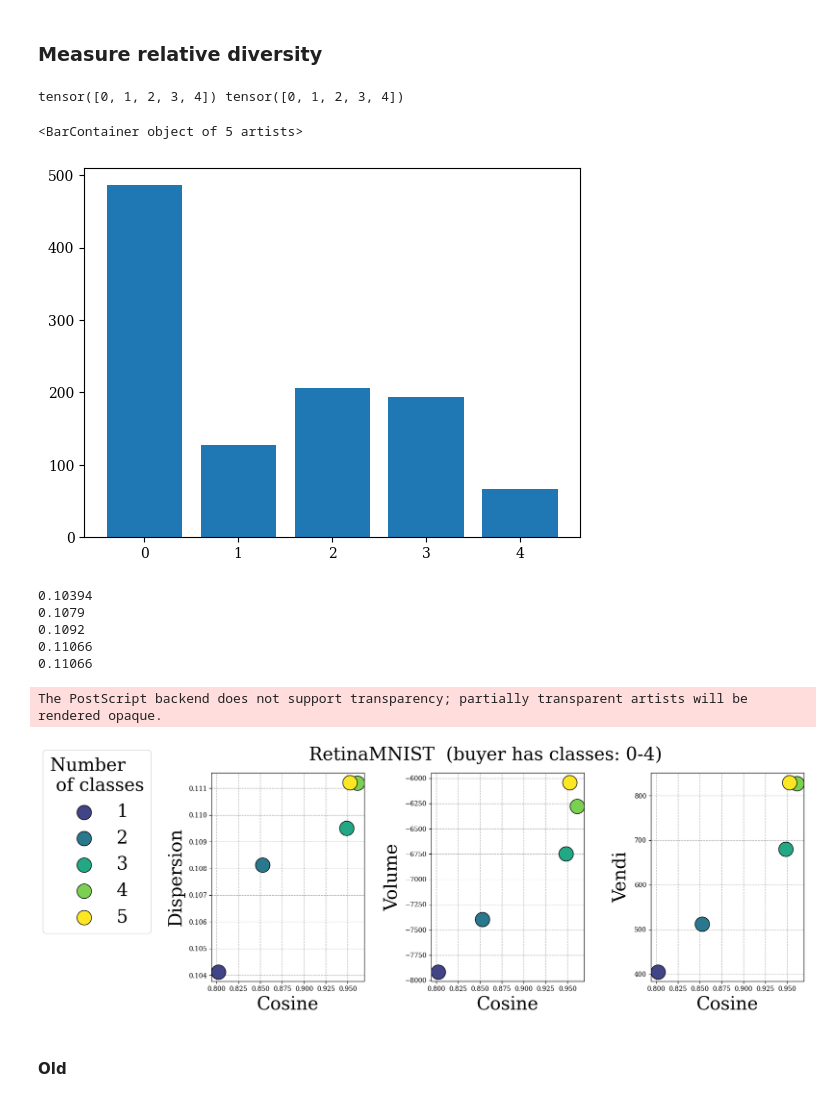
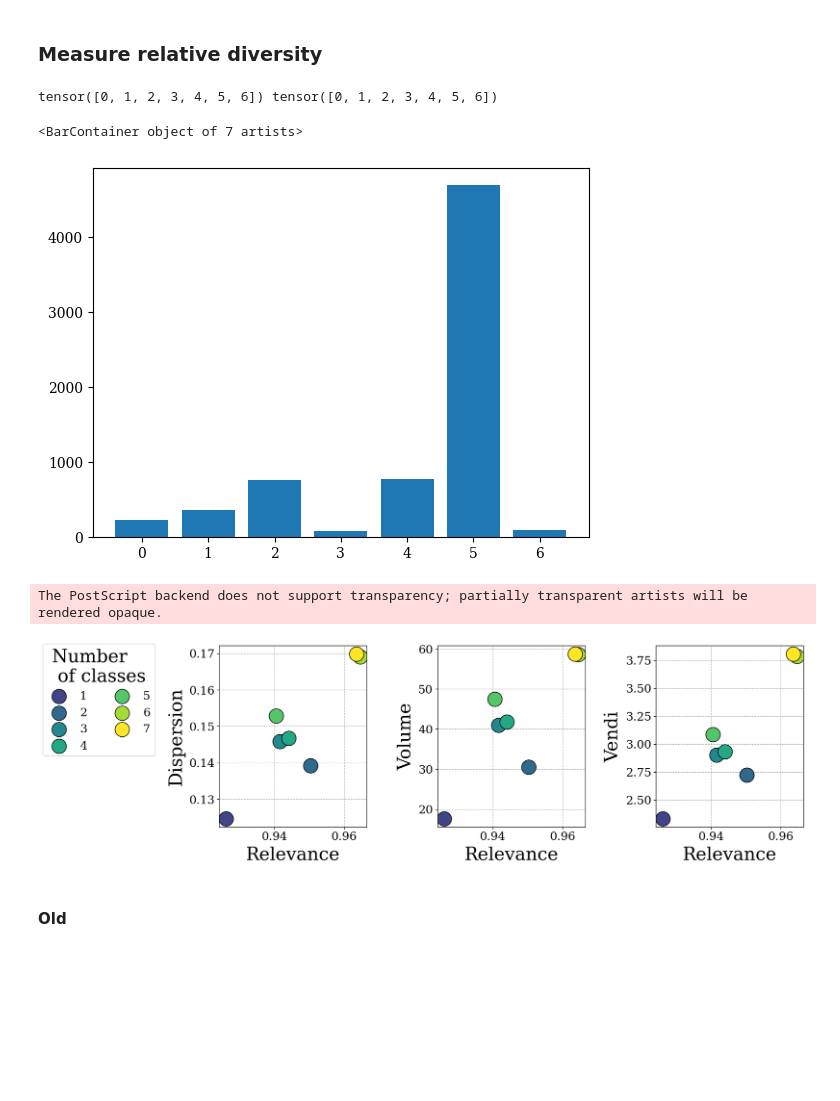
Before and after one commit to clu5/data-valuation, a Jupyter notebook: 3-MedMNIST.ipynb, the cells around one changed output. Saved outputs shown, nothing was run; the diff lists cells and outputs as text; code cells hidden in the pictures; blank space fills up the shorter version.

```diff
--- a/3-MedMNIST.ipynb
+++ b/3-MedMNIST.ipynb
@@ -106,7 +165,8 @@ datasets = {
     "breast": torch.load("embeddings/clip_embedding_medmnist_BreastMNIST.pt"),
     "path": torch.load("embeddings/clip_embedding_medmnist_PathMNIST.pt"),
     "oct": torch.load("embeddings/clip_embedding_medmnist_OCTMNIST.pt"),
-    # "tissue": torch.load("embeddings/clip_embedding_medmnist_TissueMNIST.pt"),
+    "organa": torch.load("embeddings/clip_embedding_medmnist_OrganAMNIST.pt"),
+    "tissue": torch.load("embeddings/clip_embedding_medmnist_TissueMNIST.pt"),
     "retina": torch.load("embeddings/clip_embedding_medmnist_RetinaMNIST.pt"),
 }
 medmnist_tensor = []
@@ -258,13 +318,16 @@ sellers["MNIST"] = datasets['mnist']["embeddings"][:num_seller]
 sellers["Fashion"] = datasets['fashion']["embeddings"][:num_seller]
 sellers["CIFAR"] = datasets['cifar']["embeddings"][:num_seller]
 # %%
+reload(valuation)
+
 seller_values = {
     k: valuation.get_value(
         buyer_data,
         v,
         # cifar['images'][-100:], v,
         n_components=10,
-        norm_volume=True,
+        # normalize=True,
+        use_neg_components=True
     )
     for k, v in tqdm(sellers.items())
 }
@@ -348,10 +416,12 @@ The PostScript backend does not support transparency; partially transparent arti
 ### Measure relative diversity
 # %%
 buyer_name = 'derma'
-buyer_name = 'blood'
-buyer_name = 'path' # decreases?
-buyer_name = 'breast'
-buyer_name = 'retina'
+# buyer_name = 'blood'
+# buyer_name = 'path' # decreases?
+# buyer_name = 'organa'
+# buyer_name = 'breast'
+# buyer_name = 'retina'
+# buyer_name = 'tissue'
 buyer = datasets[buyer_name]
 
 # sort labels by descending frequency to account for class imbalance
@@ -359,11 +429,11 @@ buyer = datasets[buyer_name]
 labels = torch.unique(buyer["labels"])
 # buyer_labels = labels[: len(labels) // 3 + 1]
 buyer_labels = labels
-# buyer_labels = labels[0]
+# buyer_labels = labels[0][None]
 print(buyer_labels, labels)
 
 num_buyer = 100
-num_seller = 1000
+num_seller = 5000
 
 buyer_data = buyer["embeddings"][torch.isin(buyer["labels"], buyer_labels).flatten()][
     -num_buyer:
@@ -388,75 +458,70 @@ plt.bar(labels, torch.bincount(buyer["labels"].flatten()))
 # sellers["Fashion"] = datasets['fashion']["embeddings"][:num_seller]
 # sellers["CIFAR"] = datasets['cifar']["embeddings"][:num_seller]
 # %% [output]
-tensor([0, 1, 2, 3, 4]) tensor([0, 1, 2, 3, 4])
+tensor([0, 1, 2, 3, 4, 5, 6]) tensor([0, 1, 2, 3, 4, 5, 6])
-<BarContainer object of 5 artists>
+<BarContainer object of 7 artists>
-[figure, old version]
+[figure, new version]
 # %%
+reload(valuation)
 seller_values = {
     k: valuation.get_value(
         buyer_data,
         v,
         # cifar['images'][-100:], v,
         n_components=10,
-        norm_volume=True,
-        use_rbf_kernel=True,
+        normalize=True,
+        # use_rbf_kernel=True,
     )
     for k, v in tqdm(sellers.items())
 }
-# %%
-from scipy.stats import gmean
-for k, v in sellers.items():
-    print(gmean(np.std(v.numpy(), axis=0)))
-# %% [output]
-0.10394
-0.1079
-0.1092
-0.11066
-0.11066
 # %%
-cmap = plt.cm.viridis
+##### cmap = plt.cm.viridis
 colors = cmap(np.linspace(0.2, 1, len(seller_values)))
 
 fontsize = 28
 s = 500
 
-fig, axs = plt.subplots(1, 3, figsize=(14, 6))
+fig, axs = plt.subplots(1, 3, figsize=(14, 5))
 
 for i, (k, v) in enumerate(seller_values.items()):
     c = colors[i]
     marker = 'o'
 
     scatter_kwargs = dict(color=c, edgecolor="k", s=s, zorder=2, marker=marker)
 
-    axs[0].scatter(v["cosine"], v["dispersion"], label=k, **scatter_kwargs)
-    axs[1].scatter(v["cosine"], v["volume"], **scatter_kwargs)
-    axs[2].scatter(v["cosine"], v["vendi"], **scatter_kwargs)
+    rel = v['l2']
+    rel = v['relevance']
+    rel = v['cosine']
 
-axs[0].set_xlabel("Cosine", fontsize=fontsize, labelpad=6)
-axs[1].set_xlabel("Cosine", fontsize=fontsize, labelpad=6)
-axs[2].set_xlabel("Cosine", fontsize=fontsize, labelpad=6)
+    axs[0].scatter(rel, v["dispersion"], label=k, **scatter_kwargs)
+    axs[1].scatter(rel, v["volume"], **scatter_kwargs)
+    axs[2].scatter(rel, v["vendi"], **scatter_kwargs)
+
+rel = 'Relevance'
+
+axs[0].set_xlabel(rel, fontsize=fontsize, labelpad=6)
+axs[1].set_xlabel(rel, fontsize=fontsize, labelpad=6)
+axs[2].set_xlabel(rel, fontsize=fontsize, labelpad=6)
 axs[0].set_ylabel("Dispersion", fontsize=fontsize, labelpad=6)
 axs[1].set_ylabel("Volume", fontsize=fontsize, labelpad=6)
 axs[2].set_ylabel("Vendi", fontsize=fontsize, labelpad=6)
-# ax[0].tick_params(axis="both", which="major", pad=10)
 # fig.text(0.5, -0.05, 'Relevance Measures', ha='center', va='center', fontsize=fontsize)
 # fig.text(-0.05, 0.5, 'Diversity Measures', ha='center', va='center', fontsize=fontsize, rotation=90)
 
 for ax in axs.flat:
     # ax.set_xlim(0, 1)
-    ax.tick_params(axis="both", labelsize=10)
+    ax.tick_params(axis="both", labelsize=18)
     ax.grid(ls='--', zorder=0)
     # ax.set_xlabel("Relevance", fontsize=fontsize, labelpad=6)
     # ax.set_ylabel("Difference", fontsize=fontsize, labelpad=6)
-    # ax
 
-fig.suptitle(f'{buyer_name.capitalize()}MNIST  (buyer has classes: {buyer_labels[0]}-{buyer_labels[-1]})', fontsize=fontsize)
-fig.legend(bbox_to_anchor=(0, 1.00), fontsize=fontsize, ncols=1, title='Number \n of classes', title_fontsize=fontsize)
+# fig.suptitle(f'{buyer_name.capitalize()}MNIST  (buyer has classes: {buyer_labels[0]}-{buyer_labels[-1]})', fontsize=fontsize)
+fig.legend(bbox_to_anchor=(0, 1.00), fontsize=fontsize-10, ncols=2, title='Number \n of classes', title_fontsize=fontsize)
 fig.tight_layout(h_pad=2, w_pad=3)
-plt.savefig(fig_dir / "class-diversity.eps", bbox_inches='tight')
+plt.savefig(fig_dir / f"class-diversity-{buyer_name}.eps", bbox_inches='tight')
 # %% [output]
 The PostScript backend does not support transparency; partially transparent artists will be rendered opaque.
-[figure, old version]
+[figure, new version]
 # %% [markdown]
 #### Old
 # %%
```
Also changed, not shown: parts of 6 cells of this notebook, 3 other files.
